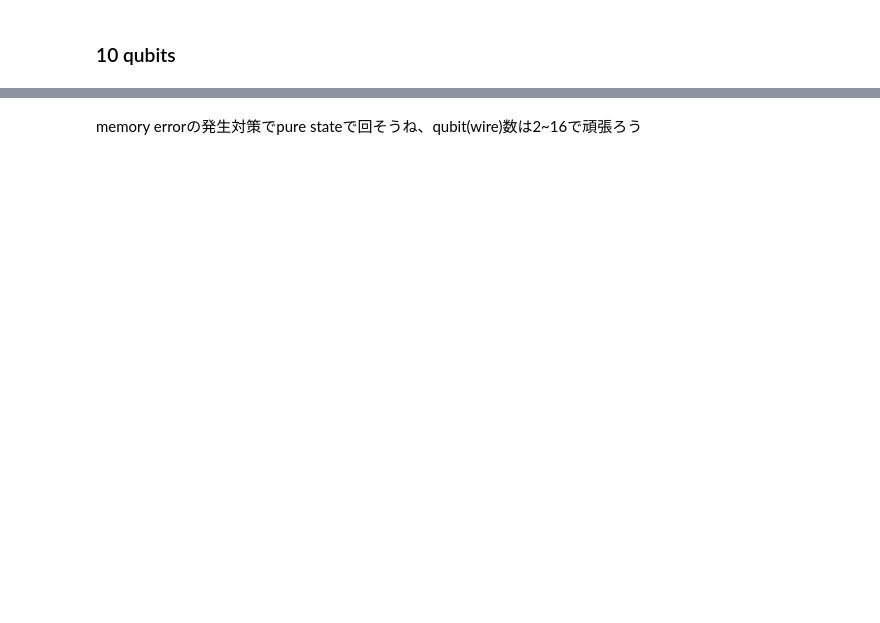
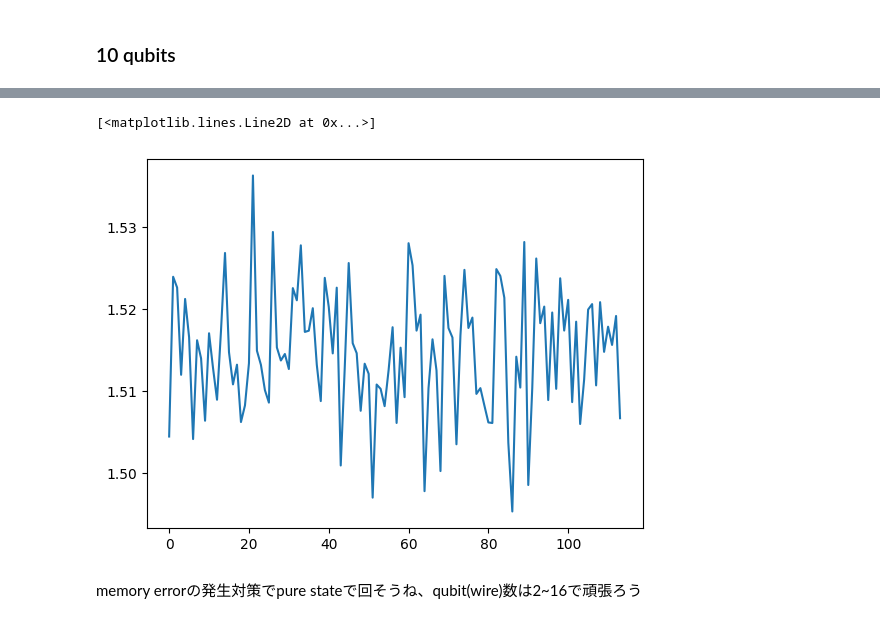
Before and after one commit to mitsukism/qiskit_entropy, a Jupyter notebook: tutrial.ipynb, the cells around one changed output, grey strips where cells are left out. Drawn from its saved outputs; the diff is of its cells as text; code cells hidden in the pictures; blank space fills up the shorter version.

```diff
--- a/tutrial.ipynb
+++ b/tutrial.ipynb
@@ -72,7 +160,5 @@ def load_circuit_structure_from_json(filename):
 # %%
-device = qml.device("default.qubit", wires=num_wires)
-density_matrix = np.zeros((N, N), dtype=np.complex128)
-
+device = qml.device("default.qubit", wires=num_wires, shots=num_shots)
 @qml.qnode(device)
 def measure_rho(param, circuit_structure, qubits, rotations=[qml.RX, qml.RY, qml.RZ]):
     obj_wires = range(qubits)
@@ -93,12 +179,8 @@ def measure_rho(param, circuit_structure, qubits, rotations=[qml.RX, qml.RY, qml
 
     qml.RandomLayers(param, wires=obj_wires, rotations=rotations)
 
-    result = qml.density_matrix(wires=obj_wires)
+    result = [qml.sample(qml.PauliZ(i)) for i in range(len(obj_wires))]
     return result
 
-
-param = np.random.random(qml.RandomLayers.shape(n_layers=num_layers, n_rotations=3))
-circuit_structure = generate_random_circuit_structure(qubits, seed=seed)
-density_matrix = measure_rho(param, circuit_structure, qubits)
-print(f"entropy: {claculate_entropy(density_matrix)}")
+print(f"pauliz measurement: {measure_rho(param_init, circuit_structure, qubits)}")
 # %% [output]
@@ -299,2 +424,7 @@ MemoryError: Unable to allocate 4.00 MiB for an array with shape (2, 131072) and
+# %%
+plt.plot(cost_func_store)
+# %% [output]
+[<matplotlib.lines.Line2D at 0x...>]
+[figure, added]
 # %% [markdown]
 memory errorの発生対策でpure stateで回そうね、qubit(wire)数は2~16で頑張ろう
```
Also changed, not shown: parts of 11 cells of this notebook, 52 other files.
